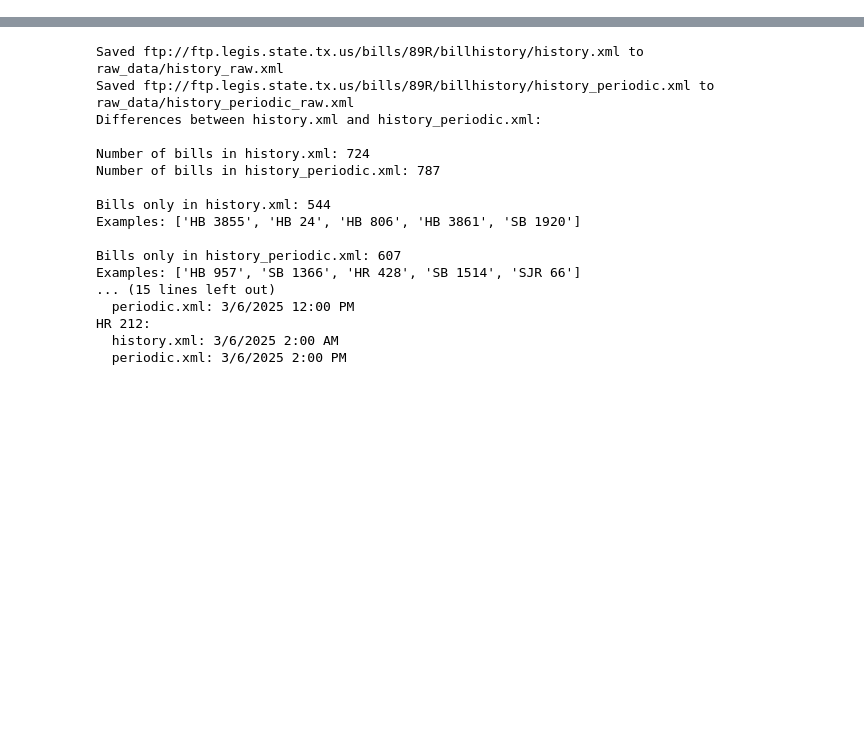
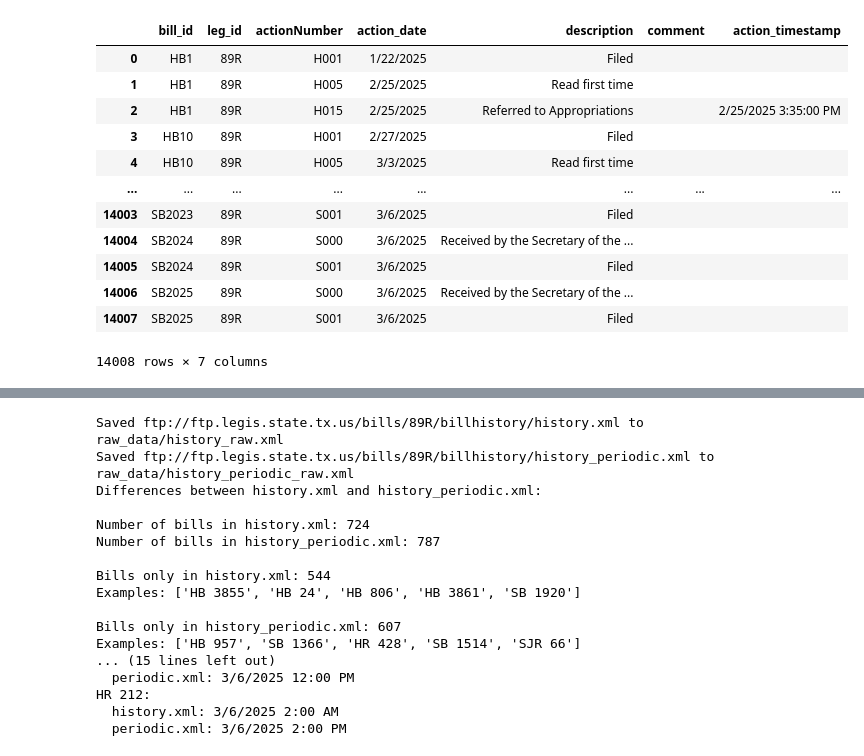
Before and after one commit to tx-spark/sparkflow, a Jupyter notebook: scraper/test_leg_api_scraper.ipynb, the cells around one changed output, grey strips where cells are left out. Saved outputs shown, nothing was run; the diff lists cells and outputs as text; code cells hidden in the pictures; blank space fills up the shorter version.

```diff
--- a/scraper/test_leg_api_scraper.ipynb
+++ b/scraper/test_leg_api_scraper.ipynb
@@ -304,0 +396,50 @@ NameError: name 'get_bill_urls' is not defined
+# %%
+def get_actions_data(raw_bills_df):
+    """
+    Extract action data from raw bills dataframe into standardized format.
+
+    Args:
+        raw_bills_df (pd.DataFrame): DataFrame containing raw bill data
+
+    Returns:
+        pd.DataFrame: DataFrame with action information
+    """
+    actions_data = []
+    for _, row in raw_bills_df.iterrows():
+        bill_id, leg_id = clean_bill_id(row['bill_id'])
+
+        # Skip if no actions
+        if not row['actions']:
+            continue
+
+        for action in row['actions']:
+            actions_data.append({
+                'bill_id': bill_id,
+                'leg_id': leg_id,
+                'actionNumber': action['number'],
+                'action_date': action['date'],
+                'description': action['description'],
+                'comment': action['comment'],
+                'action_timestamp': action.get('timestamp', None)
+            })
+
+    return pd.DataFrame(actions_data, columns=['bill_id', 'leg_id', 'actionNumber', 'action_date',
+                                             'description', 'comment', 'action_timestamp'])
+
+actions_df = get_actions_data(raw_bills_df)
+actions_df.to_csv('raw_data/actions.csv', index=False)
+actions_df
+# %% [output]
+|  | bill_id | leg_id | actionNumber | action_date | description | comment | action_timestamp |
+| 0 | HB1 | 89R | H001 | 1/22/2025 | Filed |  |  |
+| 1 | HB1 | 89R | H005 | 2/25/2025 | Read first time |  |  |
+| 2 | HB1 | 89R | H015 | 2/25/2025 | Referred to Appropriations |  | 2/25/2025 3:35:00 PM |
+| 3 | HB10 | 89R | H001 | 2/27/2025 | Filed |  |  |
+| 4 | HB10 | 89R | H005 | 3/3/2025 | Read first time |  |  |
+| ... | ... | ... | ... | ... | ... | ... | ... |
+| 14003 | SB2023 | 89R | S001 | 3/6/2025 | Filed |  |  |
+| 14004 | SB2024 | 89R | S000 | 3/6/2025 | Received by the Secretary of the ... |  |  |
+| 14005 | SB2024 | 89R | S001 | 3/6/2025 | Filed |  |  |
+| 14006 | SB2025 | 89R | S000 | 3/6/2025 | Received by the Secretary of the ... |  |  |
+| 14007 | SB2025 | 89R | S001 | 3/6/2025 | Filed |  |  |
+14008 rows × 7 columns
```
Also changed, not shown: parts of 13 cells of this notebook, 11 other files.
